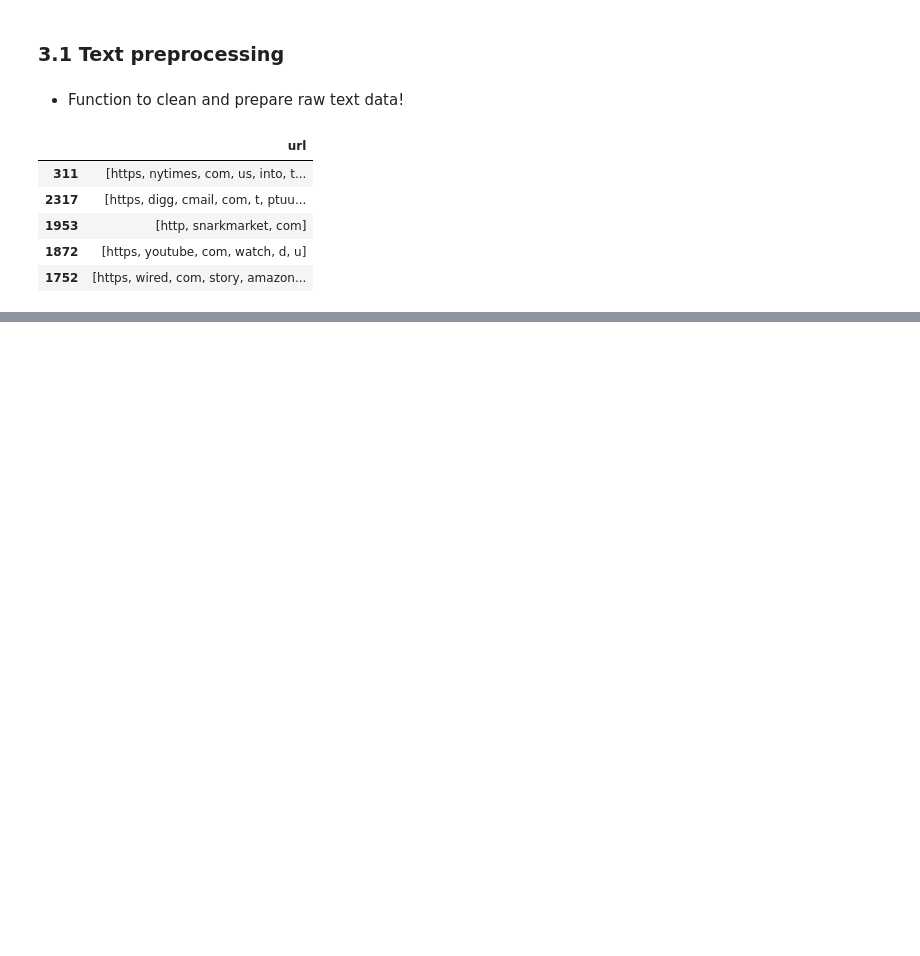
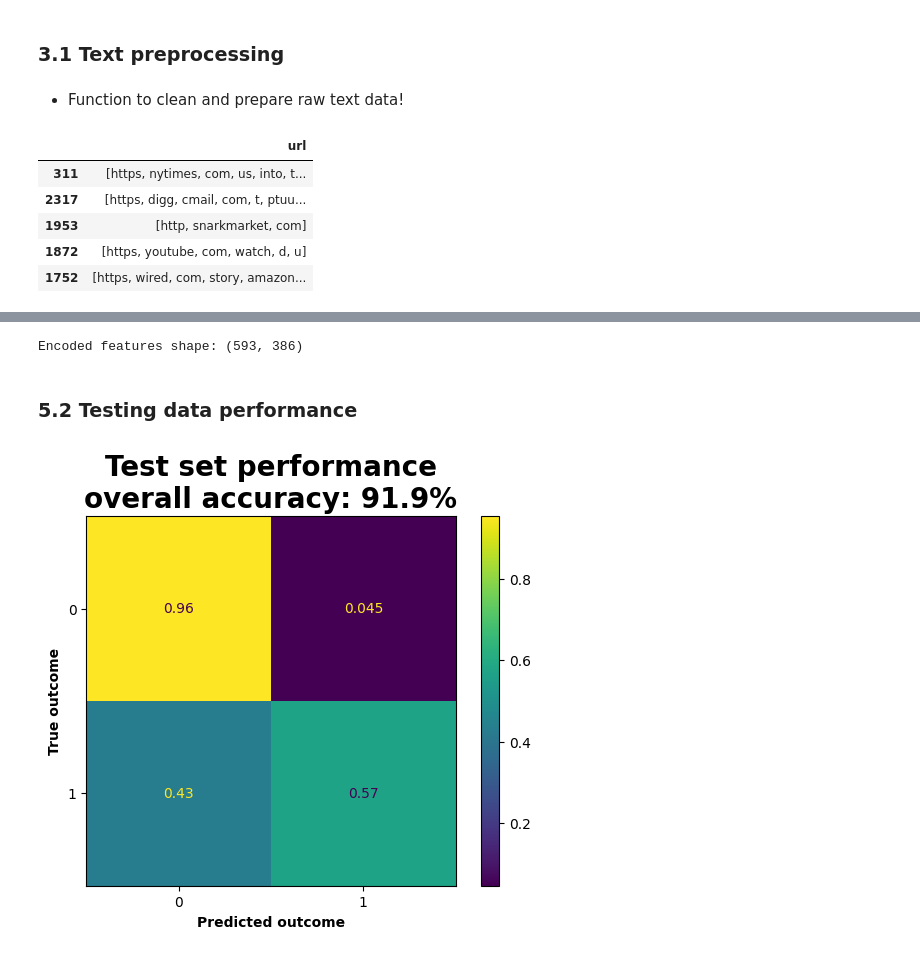
Before and after one commit to 4GeeksAcademy/Madesh-NLP-project, a Jupyter notebook: src/Madesh_solution.ipynb, the cells around one changed output, grey strips where cells are left out. Saved outputs shown, nothing was run; the diff lists cells and outputs as text; code cells hidden in the pictures; blank space fills up the shorter version.

```diff
--- a/src/Madesh_solution.ipynb
+++ b/src/Madesh_solution.ipynb
@@ -207,0 +380,38 @@ training_features.head()
+# %%
+testing_features['url']=testing_features['url'].apply(preprocess_text)
+testing_features['url']=testing_features['url'].apply(lemmatize_text)
+
+lengths=[len(url) for url in testing_features['url'].tolist()]
+
+testing_features['url_len']=lengths
+
+testing_features[testing_features['url_len'] > 0]
+
+tokens_list=testing_features['url']
+tokens_list=[' '.join(tokens) for tokens in tokens_list]
+
+encoded_testing_features=vectorizer.transform(tokens_list).toarray()
+
+encoded_testing_features=pd.DataFrame(encoded_testing_features, columns=feature_names)
+print(f'Encoded features shape: {encoded_testing_features.shape}')
+# %% [output]
+Encoded features shape: (593, 386)
+# %% [markdown]
+### 5.2 Testing data performance
+# %%
+optimized_model.fit(encoded_training_features, encoded_training_labels)
+predictions=optimized_model.predict(encoded_testing_features)
+
+accuracy=accuracy_score(predictions, encoded_testing_labels)*100
+
+# Plot the confusion matrix
+cm=confusion_matrix(encoded_testing_labels, predictions, normalize='true')
+cm_disp=ConfusionMatrixDisplay(confusion_matrix=cm)
+_=cm_disp.plot()
+
+plt.title(f'Test set performance\noverall accuracy: {accuracy:.1f}%', fontsize=20, fontweight='bold')
+plt.xlabel('Predicted outcome', fontweight='bold')
+plt.ylabel('True outcome', fontweight='bold')
+plt.show()
+# %% [output]
+[figure, added]
```
Also changed, not shown: parts of 22 cells of this notebook.
